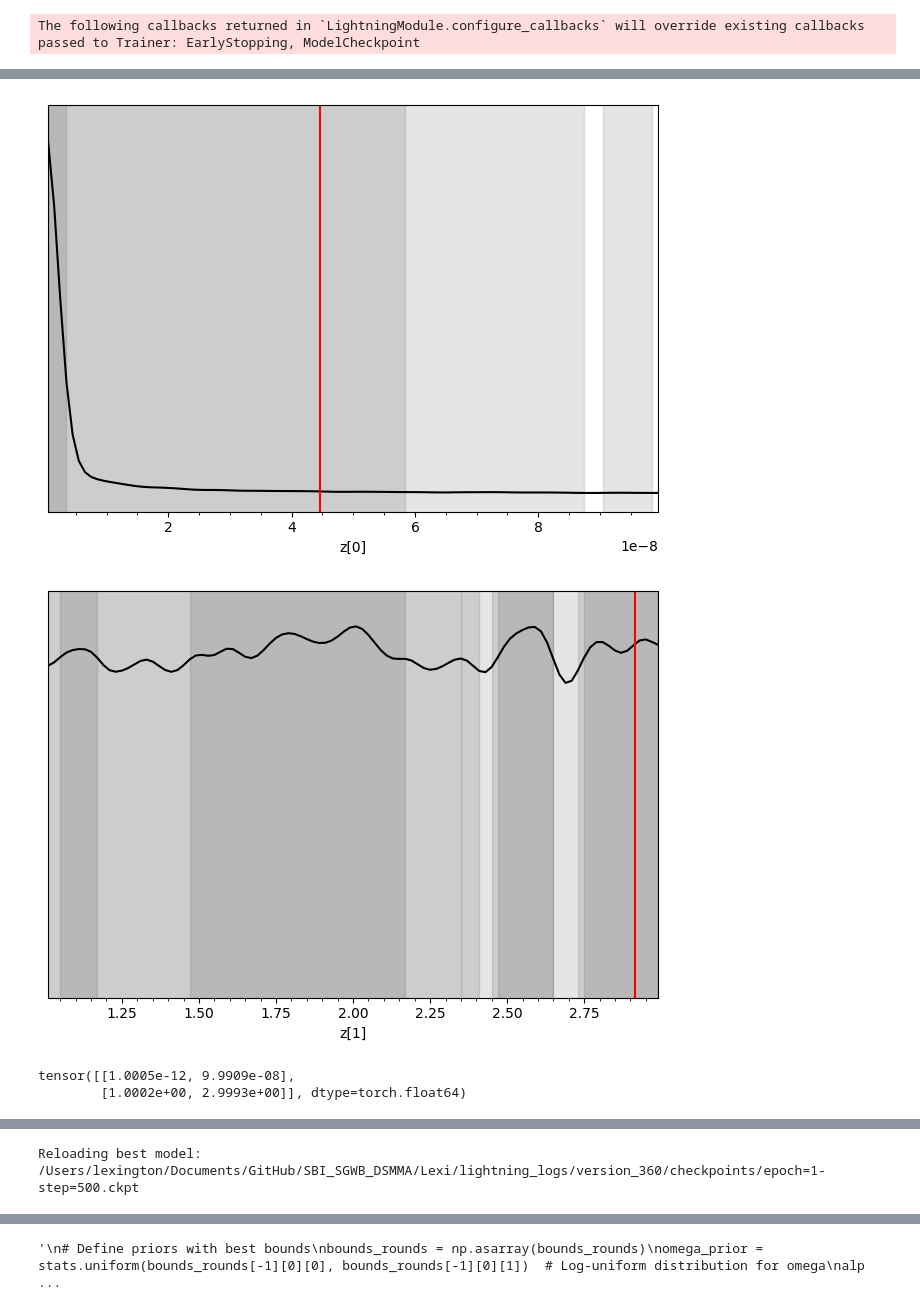
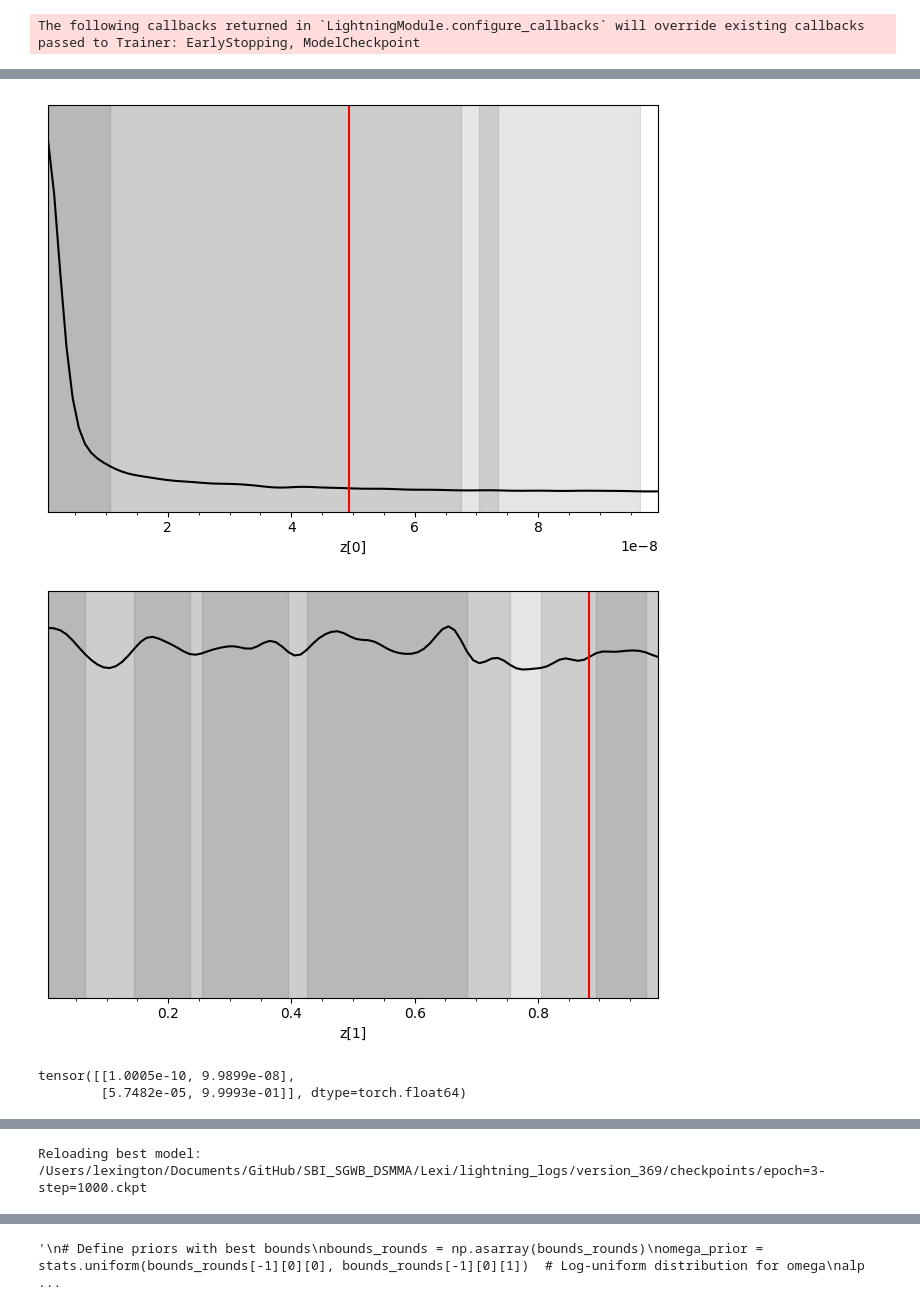
Before and after one commit to abbystokes/SBI_SGWB_DSMMA, a Jupyter notebook: Lexi/VAE_ParamEst_TMNRE.ipynb, the cells around one changed output, grey strips where cells are left out. Saved outputs shown, nothing was run; the diff lists cells and outputs as text; code cells hidden in the pictures.

```diff
--- a/Lexi/VAE_ParamEst_TMNRE.ipynb
+++ b/Lexi/VAE_ParamEst_TMNRE.ipynb
@@ -34,8 +34,8 @@ h    = 0.679
 H0   = h * H100
 
 bounds=[
-    [1e-12,1e-7], # omega
-        [1,3]
+    [1e-10,1e-7], # omega
+        [0,1]
         ] # alpha
 
 
@@ -163,0 +182,6 @@ model = torch.load('VAE_model_pytorch_V2.pt')
+# %%
+# Instantiate variational autoencoder
+vae = VAE()
+# load pretrained model
+model = torch.load('VAE_model_pytorch_V2.pt')
+vae.eval()
@@ -227,7 +268,7 @@ prediction_rounds = []
 bounds_rounds = []
 bounds_alpha_rounds = []
 samples_rounds = []
-n_rounds = 3
+n_rounds = 2
 
 
 for n in range(n_rounds):
@@ -276,7 +317,7 @@ The following callbacks returned in `LightningModule.configure_callbacks` will o
-[figure, old version]
+[figure, new version]
-[figure, old version]
+[figure, new version]
-tensor([[1.0005e-12, 9.9909e-08],
-        [1.0002e+00, 2.9993e+00]], dtype=torch.float64)
+tensor([[1.0005e-10, 9.9899e-08],
+        [5.7482e-05, 9.9993e-01]], dtype=torch.float64)
 GPU available: True (mps), used: False
 TPU available: False, using: 0 TPU cores
 IPU available: False, using: 0 IPUs
@@ -295,2 +336,2 @@ The following callbacks returned in `LightningModule.configure_callbacks` will o
-Reloading best model: /Users/lexington/Documents/GitHub/SBI_SGWB_DSMMA/Lexi/lightning_logs/version_360/checkpoints/epoch=1-step=500.ckpt
+Reloading best model: /Users/lexington/Documents/GitHub/SBI_SGWB_DSMMA/Lexi/lightning_logs/version_369/checkpoints/epoch=3-step=1000.ckpt
 The following callbacks returned in `LightningModule.configure_callbacks` will override existing callbacks passed to Trainer: EarlyStopping, ModelCheckpoint
```
Also changed, not shown: parts of 10 cells of this notebook.
